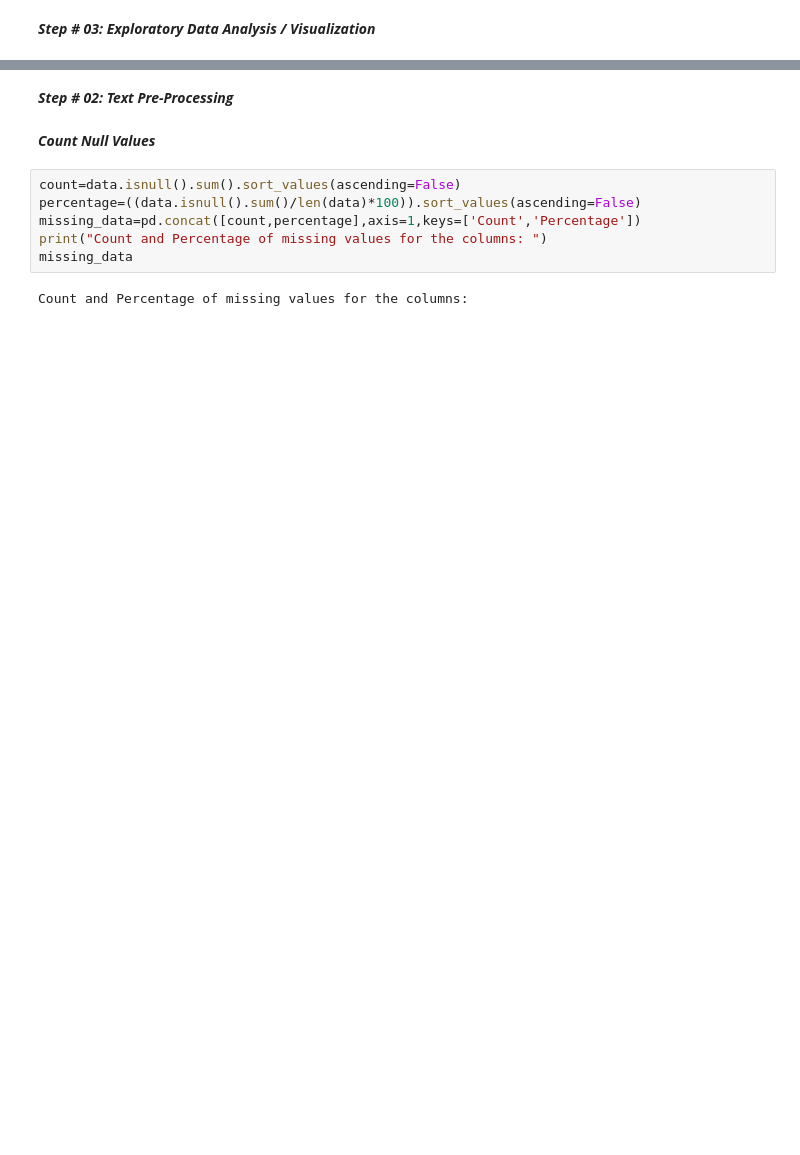
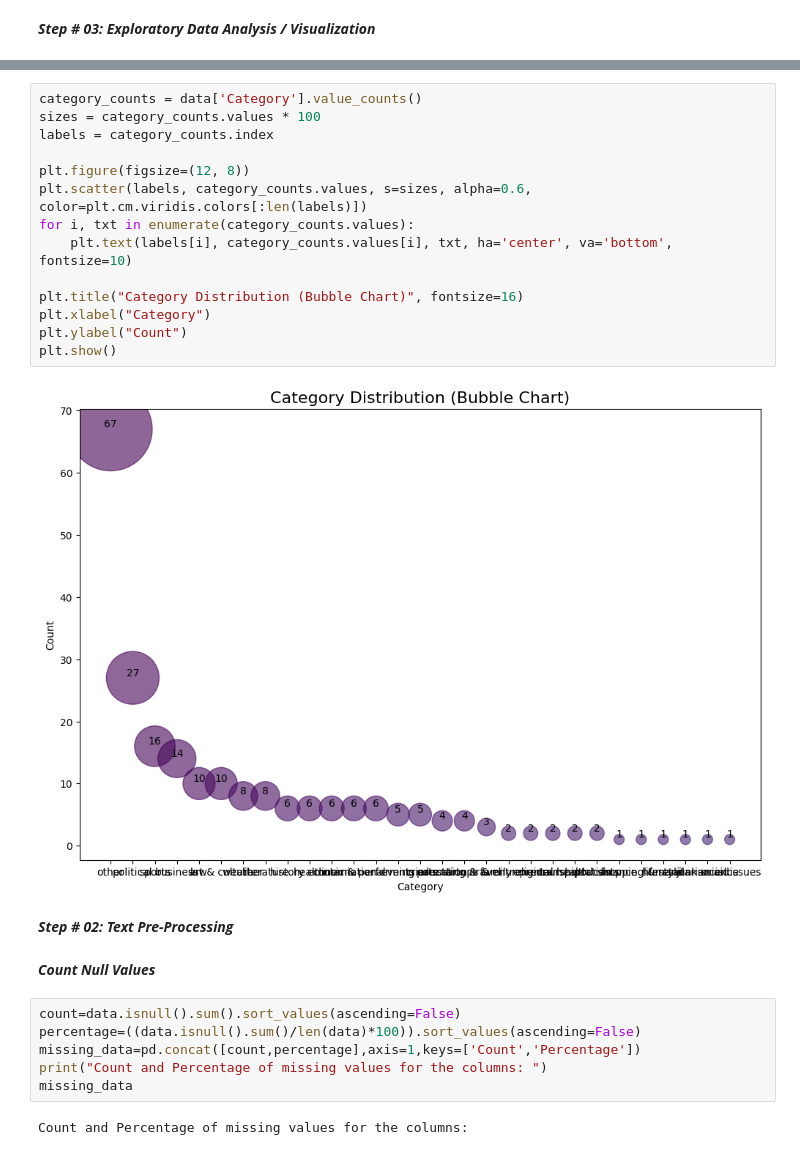
Before and after one commit to Jaweria-Asif/Automated-News-Categorization-Using-Data-Science-Techniques, a Jupyter notebook: Data_Science_Project.ipynb, the cells around one changed output, grey strips where cells are left out. Saved outputs shown, nothing was run; the diff lists cells and outputs as text; blank space fills up the shorter version.

```diff
--- a/Data_Science_Project.ipynb
+++ b/Data_Science_Project.ipynb
@@ -324,3 +313,19 @@ plt.show()
+# %%
+category_counts = data['Category'].value_counts()
+sizes = category_counts.values * 100
+labels = category_counts.index
+
+plt.figure(figsize=(12, 8))
+plt.scatter(labels, category_counts.values, s=sizes, alpha=0.6, color=plt.cm.viridis.colors[:len(labels)])
+for i, txt in enumerate(category_counts.values):
+    plt.text(labels[i], category_counts.values[i], txt, ha='center', va='bottom', fontsize=10)
+
+plt.title("Category Distribution (Bubble Chart)", fontsize=16)
+plt.xlabel("Category")
+plt.ylabel("Count")
+plt.show()
+# %% [output]
+[figure, added]
 # %% [markdown]
 ***Step # 02: Text Pre-Processing***
 # %% [markdown]
```
Also changed, not shown: parts of 22 cells of this notebook.
